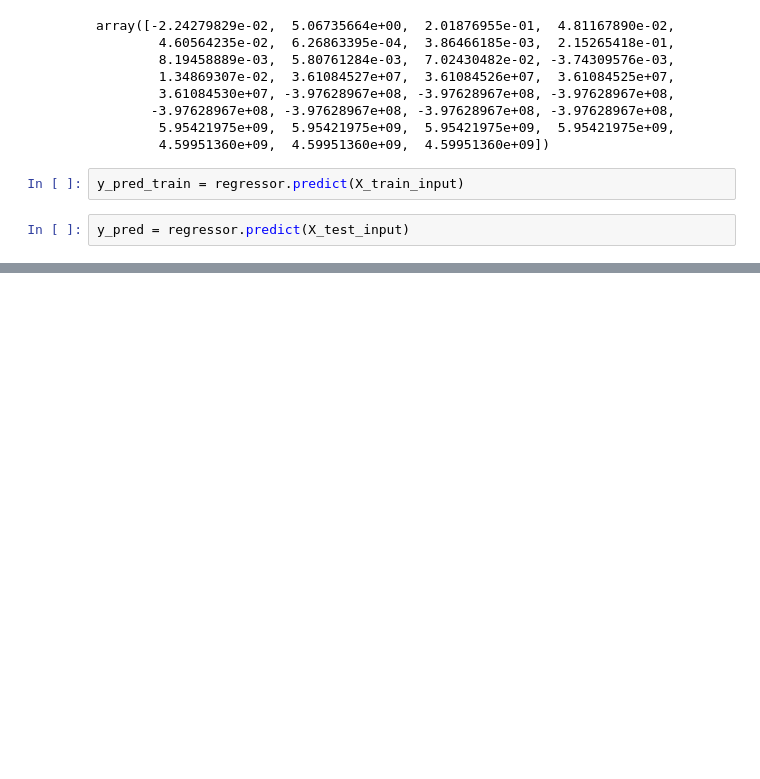
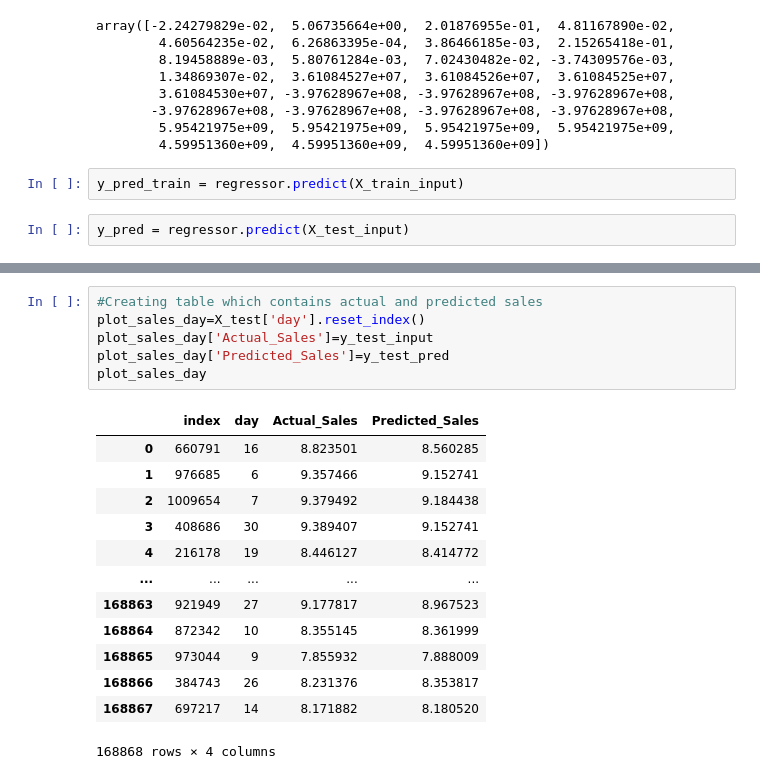
Before and after one commit to mukteshsingh95/Rossmann-Sales-Prediction, a Jupyter notebook: Rossmann_Sales_Prediction.ipynb, the cells around one changed output, grey strips where cells are left out. Drawn from its saved outputs; the diff is of its cells as text; blank space fills up the shorter version.

```diff
--- a/Rossmann_Sales_Prediction.ipynb
+++ b/Rossmann_Sales_Prediction.ipynb
@@ -1058,0 +1210,20 @@ y_pred = regressor.predict(X_test_input)
+# %%
+#Creating table which contains actual and predicted sales
+plot_sales_day=X_test['day'].reset_index()
+plot_sales_day['Actual_Sales']=y_test_input
+plot_sales_day['Predicted_Sales']=y_test_pred
+plot_sales_day
+# %% [output]
+|  | index | day | Actual_Sales | Predicted_Sales |
+| 0 | 660791 | 16 | 8.823501 | 8.560285 |
+| 1 | 976685 | 6 | 9.357466 | 9.152741 |
+| 2 | 1009654 | 7 | 9.379492 | 9.184438 |
+| 3 | 408686 | 30 | 9.389407 | 9.152741 |
+| 4 | 216178 | 19 | 8.446127 | 8.414772 |
+| ... | ... | ... | ... | ... |
+| 168863 | 921949 | 27 | 9.177817 | 8.967523 |
+| 168864 | 872342 | 10 | 8.355145 | 8.361999 |
+| 168865 | 973044 | 9 | 7.855932 | 7.888009 |
+| 168866 | 384743 | 26 | 8.231376 | 8.353817 |
+| 168867 | 697217 | 14 | 8.171882 | 8.180520 |
+168868 rows × 4 columns
```
Also changed, not shown: parts of 24 cells of this notebook.
